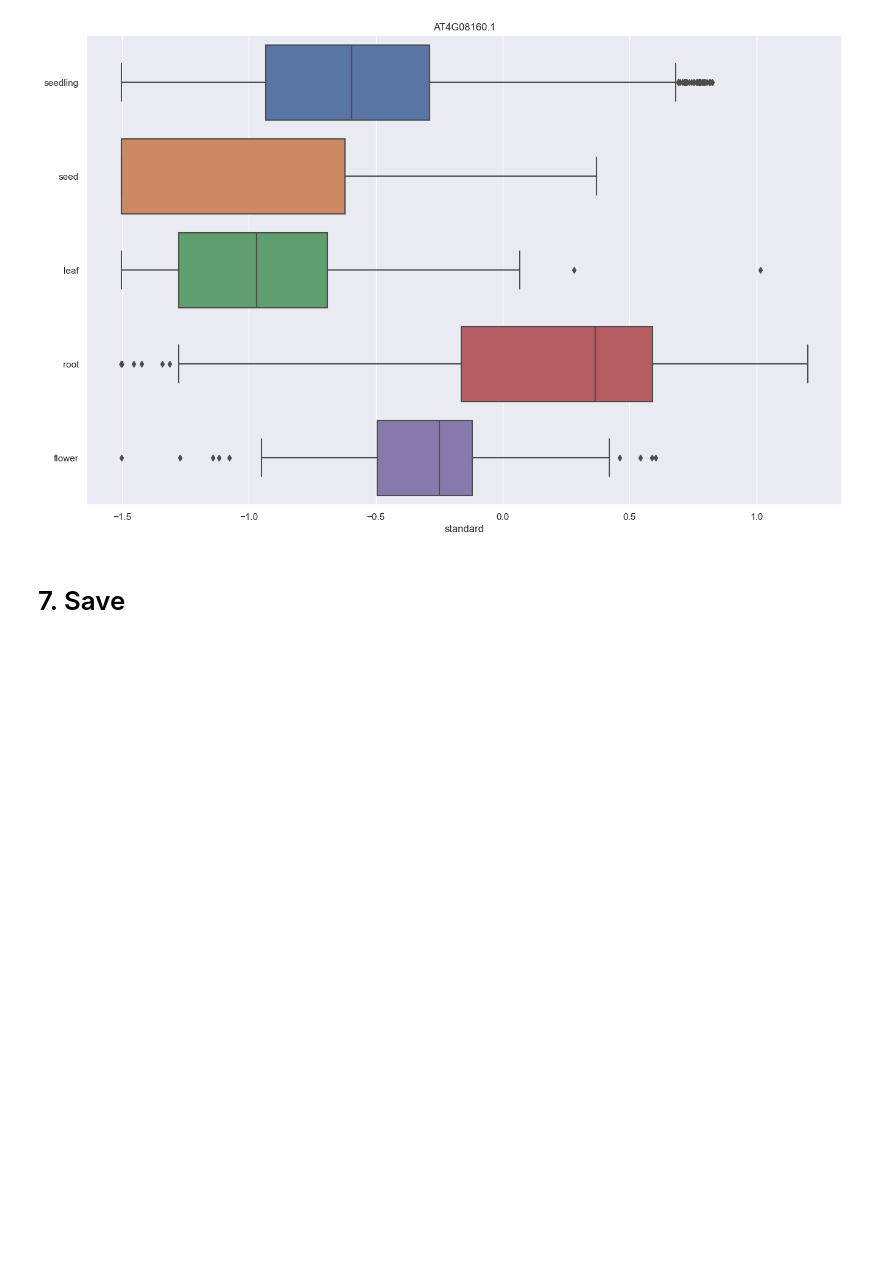
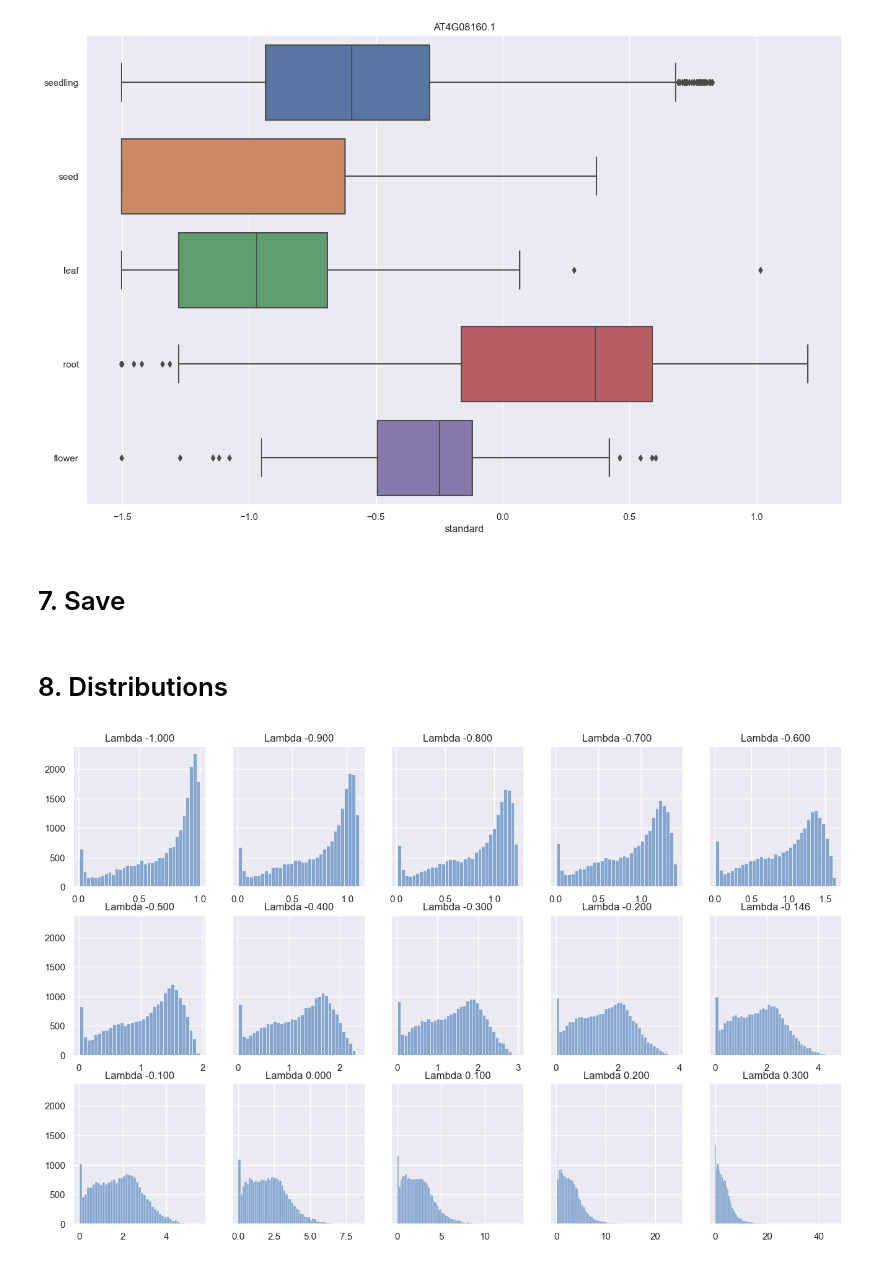
Before and after one commit to up4472/upolanc-thesis, a Jupyter notebook: notebook/nbp02-anndata.ipynb, the cells around one changed output. Cells and saved outputs as stored; diff of their text form; code cells hidden in the pictures; blank space fills up the shorter version.

```diff
--- a/notebook/nbp02-anndata.ipynb
+++ b/notebook/nbp02-anndata.ipynb
@@ -587,3 +589,70 @@ writer.write_json(
 	data     = standard_factors,
 	filename = os.path.join(OUT_DATA, 'factors-standard.json')
 )
+# %% [markdown]
+# 8. Distributions
+# %%
+# Plot multiple lambda distributions to compare
+
+LMBDA = boxcox_factors['lambda']
+EPS   = boxcox_factors['eps']
+
+lambdas = [
+	-1.0, -0.9, -0.8, -0.7, -0.6,
+	-0.5, -0.4, -0.3, -0.2, LMBDA,
+	-0.1,  0.0,  0.1,  0.2,  0.3
+]
+
+fig, ax = matplotlib.pyplot.subplots(
+	nrows   = 3,
+	ncols   = 5,
+	figsize = (16, 10),
+	sharex  = False,
+	sharey  = True
+)
+
+for index, lmbda in enumerate(lambdas) :
+	if lmbda is None :
+		matrix = anndata.X
+		title  = 'Original'
+	else :
+		layer = 'boxcox1p-{}'.format(index)
+
+		anndata, _ = feature_anndata.compute_boxcox1p(
+			data       = anndata,
+			store_into = layer,
+			layer      = None,
+			eps        = EPS,
+			lmbda      = lmbda
+		)
+
+		matrix = anndata.layers[layer]
+		title  = 'Lambda {:.3f}'.format(lmbda)
+
+	irow = index // 5
+	icol = index  % 5
+
+	data = pandas.DataFrame.from_dict({
+		'Values' : numpy.mean(matrix, axis = 0)
+	})
+
+	seaborn.histplot(
+		data  = data,
+		x     = 'Values',
+		alpha = 0.9,
+		color = '#799FCB',
+		ax    = ax[irow, icol],
+		kde   = False
+	)
+
+	ax[irow, icol].set_title(title, loc = 'center')
+	ax[irow, icol].set_ylabel(None)
+	ax[irow, icol].set_xlabel(None)
+
+matplotlib.pyplot.savefig(
+	os.path.join(OUT_PLOT, 'distribution-lambda.png'),
+	dpi    = 120,
+	format = 'png'
+)
+# %% [output]
+[figure, added]
```
Also changed, not shown: parts of 1 cell of this notebook, 6 other files.
